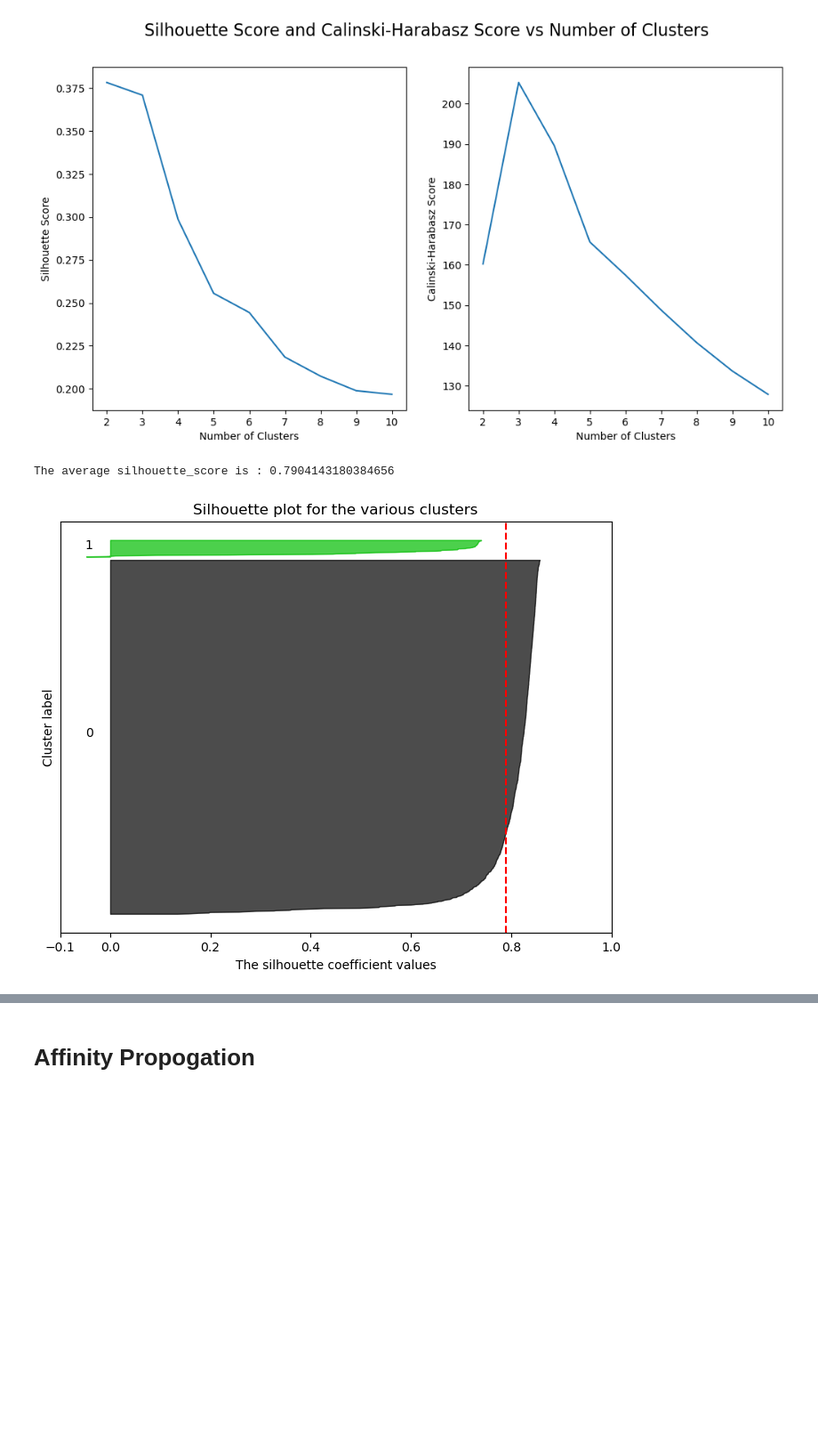
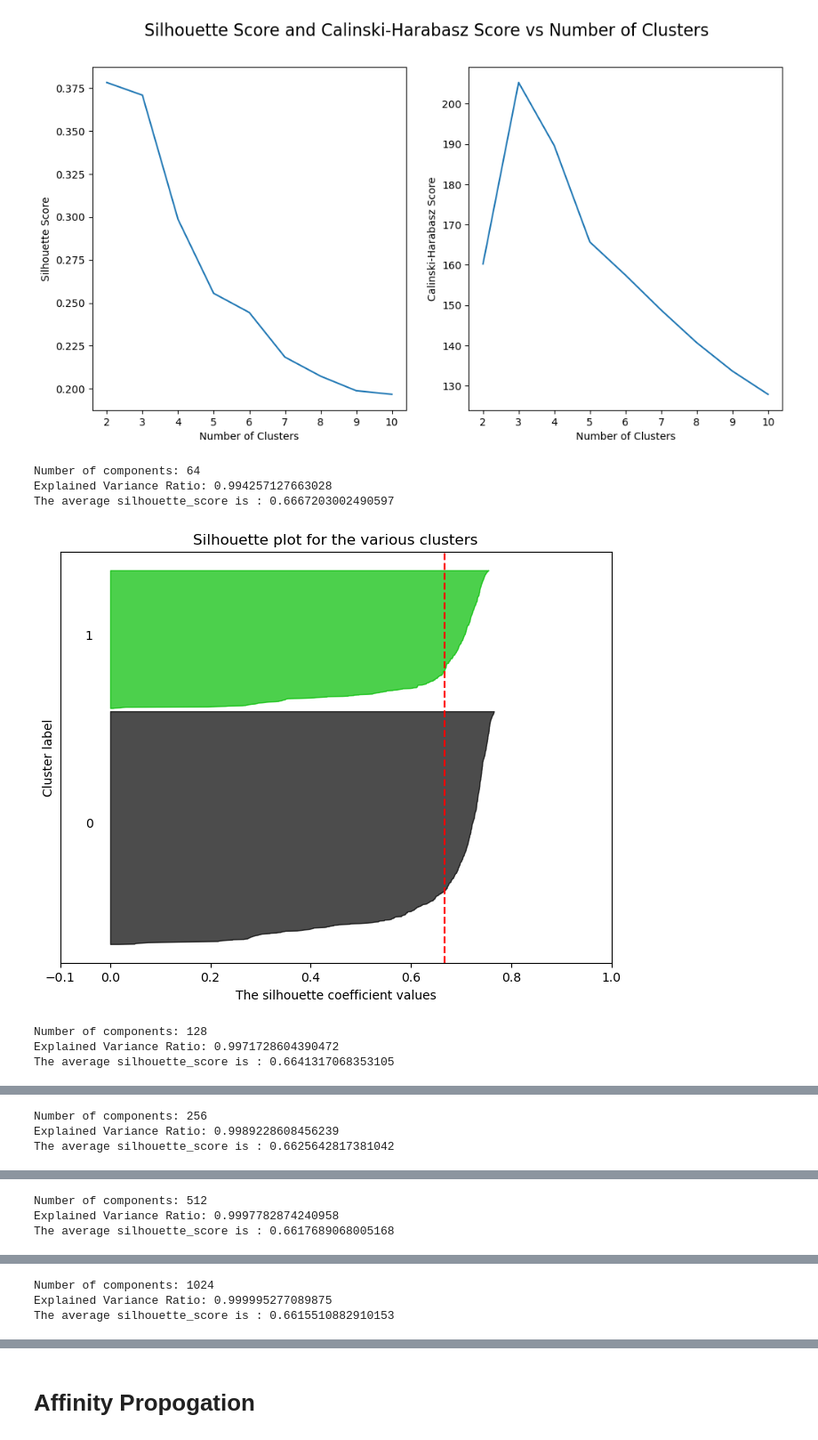
Before and after one commit to Bhanuteja917/ClusteringClinicalTrails, a Jupyter notebook: clustering.ipynb, the cells around one changed output, grey strips where cells are left out. Shown at 89% size. Cells and saved outputs as stored; diff of their text form; code cells hidden in the pictures; blank space fills up the shorter version.

```diff
--- a/clustering.ipynb
+++ b/clustering.ipynb
@@ -349,7 +330,7 @@ def crossval(model, model_params, X, num=None, number_of_clusters_required=False
     kf = KFold(n_splits=5, shuffle=True, random_state=42)
     silhouette_scores = []
     calinski_harabasz_scores = []
-
+    i = 1
     for train_index, test_index in kf.split(X):
         X_train, X_test = X.iloc[train_index], X.iloc[test_index]
 
@@ -367,7 +348,10 @@ def crossval(model, model_params, X, num=None, number_of_clusters_required=False
         # Calculate silhouette score
         sil_score = silhouette_score(X_test, labels, metric='euclidean')
         cal_score = calinski_harabasz_score(X_test, labels)
-
+        print(f"Crossfold: {i}")
+        i +=1
+        print(f"Silhouette score: {sil_score}")
+        print(f"Calinski Harabasz score: {cal_score}\n")
         # Append results to the lists
         silhouette_scores.append(sil_score)
         calinski_harabasz_scores.append(cal_score)
@@ -417,19 +404,27 @@ def train_model(clustering_model=None, model_params=None, dataset=None, number_o
 # K-Means
 ## Dataset - Bluebert
 # %%
+from sklearn.decomposition import PCA
+
 model_params = {
-    'init': 'k-means++',
-    'n_init': 1,
+    'init': 'random',
+    'n_init': 'auto',
     'max_iter': 300,
     'tol': 0.0001,
     'verbose': 0,
     'random_state': 42,
     'copy_x': True,
-    'algorithm': 'lloyd',
+    'algorithm': 'elkan',
 }
+
+pca = PCA(n_components=256)
+pca_bluebert = pca.fit_transform(feature_matrix_blue_bert_conditions.drop(columns=['NCT ID']))
+print(f"Explained Variance Ratio: {np.sum(pca.explained_variance_ratio_)}")
+
+
 kmeans = train_model(clustering_model='KMeans', \
             model_params=model_params, \
-            dataset=feature_matrix_bluebert, \
+            dataset=feature_matrix_blue_bert_conditions, \
             number_of_clusters_required=True, \
             clusterers=clusterers)
 # %% [output]
@@ -479,20 +491,33 @@ kmeans = train_model(clustering_model='KMeans', \
 # %%
 model_params = {
     'n_clusters': 2,
     'init': 'random',
     'n_init': 'auto',
     'max_iter': 300,
-    'tol': 0.00001,
+    'tol': 0.0001,
     'verbose': 0,
     'random_state': 42,
     'copy_x': True,
-    'algorithm': 'lloyd',
+    'algorithm': 'elkan',
 }
-X = feature_matrix_bluebert.drop(columns=['NCT ID'])
-model_name, model = get_clusterer(clusterers, 'KMeans')
-kmeans = model(**model_params).fit(X)
-labels = kmeans.labels_
-plot_silhouette_samples(X, labels)
+
+components_range = [64, 128, 256, 512, 1024]
+
+for components in components_range:
+    print(f"Number of components: {components}")
+    pca = PCA(n_components=components)
+    pca_bluebert = pca.fit_transform(feature_matrix_blue_bert_conditions.drop(columns=['NCT ID']))
+    print(f"Explained Variance Ratio: {np.sum(pca.explained_variance_ratio_)}")
+
+    model_name, model = get_clusterer(clusterers, 'KMeans')
+    kmeans = model(**model_params).fit(pca_bluebert)
+    labels = kmeans.labels_
+    plot_silhouette_samples(pca_bluebert, labels)
 # %% [output]
-The average silhouette_score is : 0.7904143180384656
+Number of components: 64
+Explained Variance Ratio: 0.994257127663028
+The average silhouette_score is : 0.6667203002490597
-[figure, old version]
+[figure, new version]
+Number of components: 128
+Explained Variance Ratio: 0.9971728604390472
+The average silhouette_score is : 0.6641317068353105
@@ -498,0 +525,3 @@ The average silhouette_score is : 0.7904143180384656
+Number of components: 256
+Explained Variance Ratio: 0.9989228608456239
+The average silhouette_score is : 0.6625642817381042
@@ -498,0 +529,3 @@ The average silhouette_score is : 0.7904143180384656
+Number of components: 512
+Explained Variance Ratio: 0.9997782874240958
+The average silhouette_score is : 0.6617689068005168
@@ -498,0 +533,3 @@ The average silhouette_score is : 0.7904143180384656
+Number of components: 1024
+Explained Variance Ratio: 0.999995277089875
+The average silhouette_score is : 0.6615510882910153
```
Also changed, not shown: parts of 15 cells of this notebook, 1 other file.
